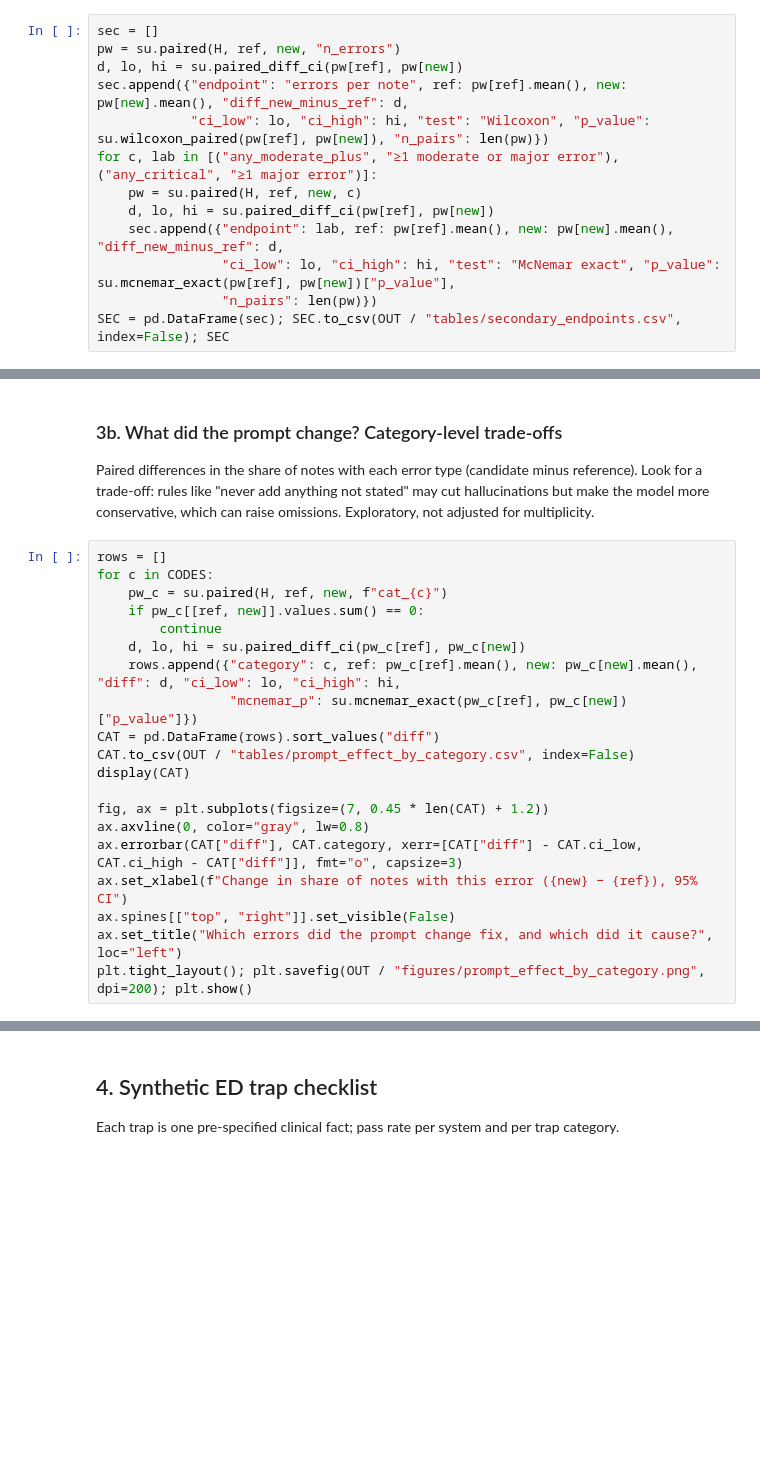
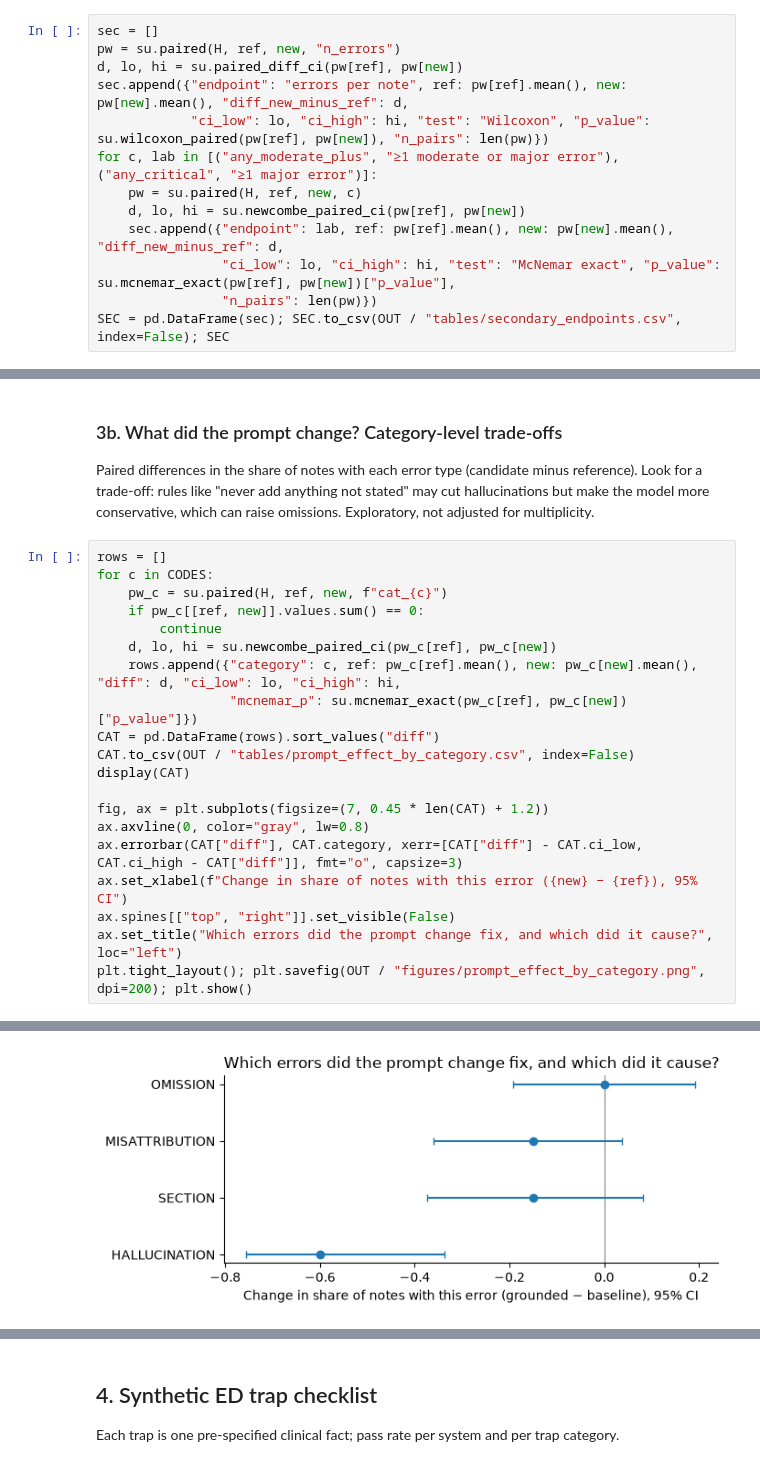
Before and after one commit to mayaremington/llm_clinical_eval, a Jupyter notebook: notebooks/analysis.ipynb, the cells around one changed output, grey strips where cells are left out. Drawn from its saved outputs; the diff is of its cells as text; blank space fills up the shorter version.

```diff
--- a/notebooks/analysis.ipynb
+++ b/notebooks/analysis.ipynb
@@ -105,7 +144,7 @@ sec.append({"endpoint": "errors per note", ref: pw[ref].mean(), new: pw[new].mea
             "ci_low": lo, "ci_high": hi, "test": "Wilcoxon", "p_value": su.wilcoxon_paired(pw[ref], pw[new]), "n_pairs": len(pw)})
 for c, lab in [("any_moderate_plus", "≥1 moderate or major error"), ("any_critical", "≥1 major error")]:
     pw = su.paired(H, ref, new, c)
-    d, lo, hi = su.paired_diff_ci(pw[ref], pw[new])
+    d, lo, hi = su.newcombe_paired_ci(pw[ref], pw[new])
     sec.append({"endpoint": lab, ref: pw[ref].mean(), new: pw[new].mean(), "diff_new_minus_ref": d,
                 "ci_low": lo, "ci_high": hi, "test": "McNemar exact", "p_value": su.mcnemar_exact(pw[ref], pw[new])["p_value"],
                 "n_pairs": len(pw)})
@@ -121,7 +165,7 @@ for c in CODES:
     pw_c = su.paired(H, ref, new, f"cat_{c}")
     if pw_c[[ref, new]].values.sum() == 0:
         continue
-    d, lo, hi = su.paired_diff_ci(pw_c[ref], pw_c[new])
+    d, lo, hi = su.newcombe_paired_ci(pw_c[ref], pw_c[new])
     rows.append({"category": c, ref: pw_c[ref].mean(), new: pw_c[new].mean(), "diff": d, "ci_low": lo, "ci_high": hi,
                  "mcnemar_p": su.mcnemar_exact(pw_c[ref], pw_c[new])["p_value"]})
 CAT = pd.DataFrame(rows).sort_values("diff")
@@ -135,3 +179,4 @@ ax.set_xlabel(f"Change in share of notes with this error ({new} − {ref}), 95%
 ax.spines[["top", "right"]].set_visible(False)
 ax.set_title("Which errors did the prompt change fix, and which did it cause?", loc="left")
 plt.tight_layout(); plt.savefig(OUT / "figures/prompt_effect_by_category.png", dpi=200); plt.show()
+# %% [output]
@@ -138,3 +188,4 @@ plt.tight_layout(); plt.savefig(OUT / "figures/prompt_effect_by_category.png", d
+[figure, added]
 # %%
 # Note length and cost by system (longer notes take longer to review before signing)
 from src.common import read_jsonl
```
Also changed, not shown: parts of 20 cells of this notebook, 2 other files.
